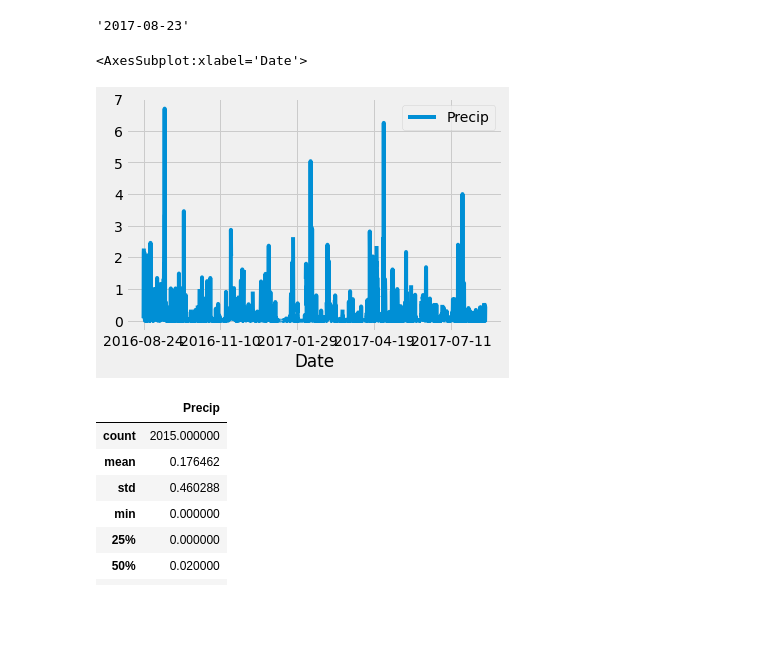
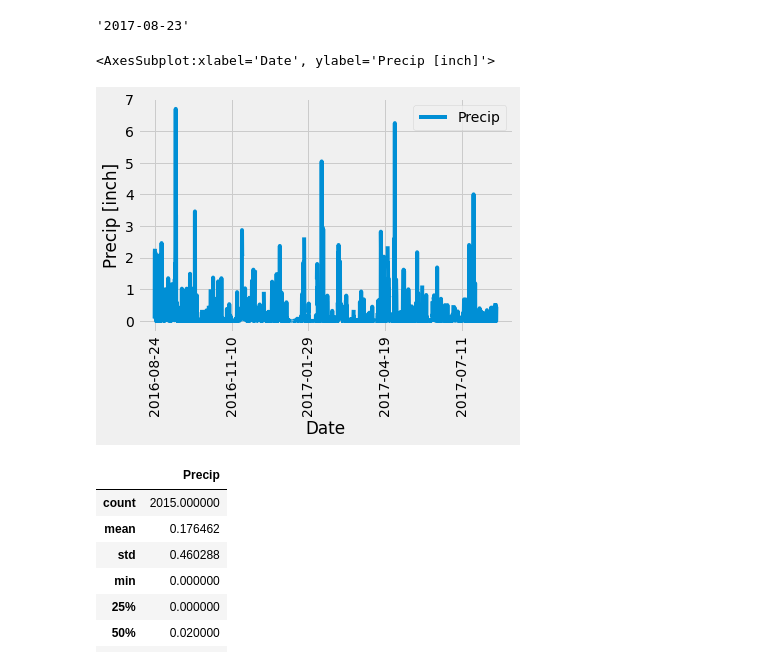
Before and after one commit to pander1405/sqlalchemy-challenge, a Jupyter notebook: Climate_Analysis.ipynb, the cells around one changed output. Cells and saved outputs as stored; diff of their text form; code cells hidden in the pictures; blank space fills up the shorter version.

```diff
--- a/Climate_Analysis.ipynb
+++ b/Climate_Analysis.ipynb
@@ -51,27 +51,25 @@ recent_date
 # %%
 # Design a query to retrieve the last 12 months of precipitation data and plot the results.
 # Starting from the most recent data point in the database.
 
 # Calculate the date one year from the last date in data set.
 one_year = dt.datetime.strptime(recent_date, "%Y-%m-%d") - dt.timedelta(days=365)
 
 # Perform a query to retrieve the data and precipitation scores
 precip = session.query(Measurement.date, Measurement.prcp).filter(Measurement.date >= one_year).\
     order_by(Measurement.date).all()
 
 # Save the query results as a Pandas DataFrame and set the index to the date column
 lists = [{'Date': prec[0], 'Precip': prec[1]} for prec in precip]
 
+# Sort the dataframe by date
 dframe = pd.DataFrame(lists).set_index("Date").sort_values("Date")
 
-# Sort the dataframe by date
-dframe.head()
-
 # Use Pandas Plotting with Matplotlib to plot the data
-dframe.plot()
+dframe.plot(xlabel = 'Date', ylabel = 'Precip [inch]', rot ='vertical')
 # %% [output]
-<AxesSubplot:xlabel='Date'>
+<AxesSubplot:xlabel='Date', ylabel='Precip [inch]'>
-[figure, old version]
+[figure, new version]
 # %%
 # Use Pandas to calcualte the summary statistics for the precipitation data
 dframe.describe()
```
Also changed, not shown: parts of 1 cell of this notebook.
